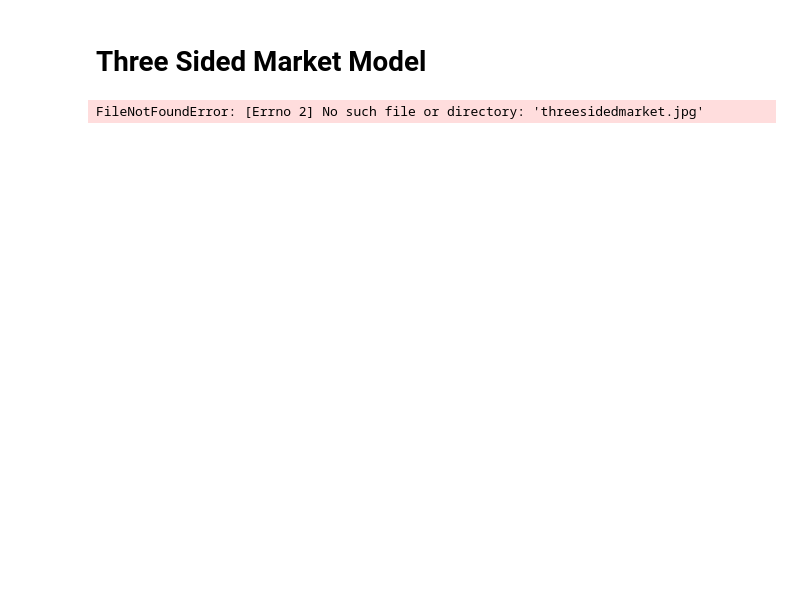
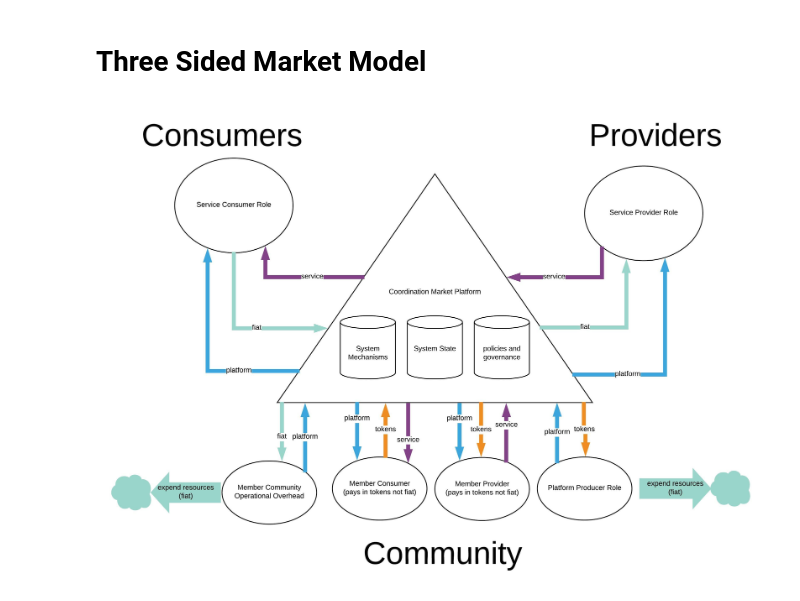
Before and after one commit to wilson3698/cadCAD, a Jupyter notebook: demos/ThreeSidedMarket.ipynb, the cells around one changed output. Drawn from its saved outputs; the diff is of its cells as text; code cells hidden in the pictures; blank space fills up the shorter version.

```diff
--- a/demos/ThreeSidedMarket.ipynb
+++ b/demos/ThreeSidedMarket.ipynb
@@ -2,9 +2,9 @@
 # Three Sided Market Model
 # %%
 from IPython.display import Image
-Image(filename=threesidedmarket.jpeg)
+Image(filename='threesidedmarket.jpeg')
 # %% [output]
-FileNotFoundError: [Errno 2] No such file or directory: 'threesidedmarket.jpg'
+[figure, added]
 # %%
 from decimal import Decimal
 from datetime import timedelta
```
Also changed, not shown: 1 other file.
